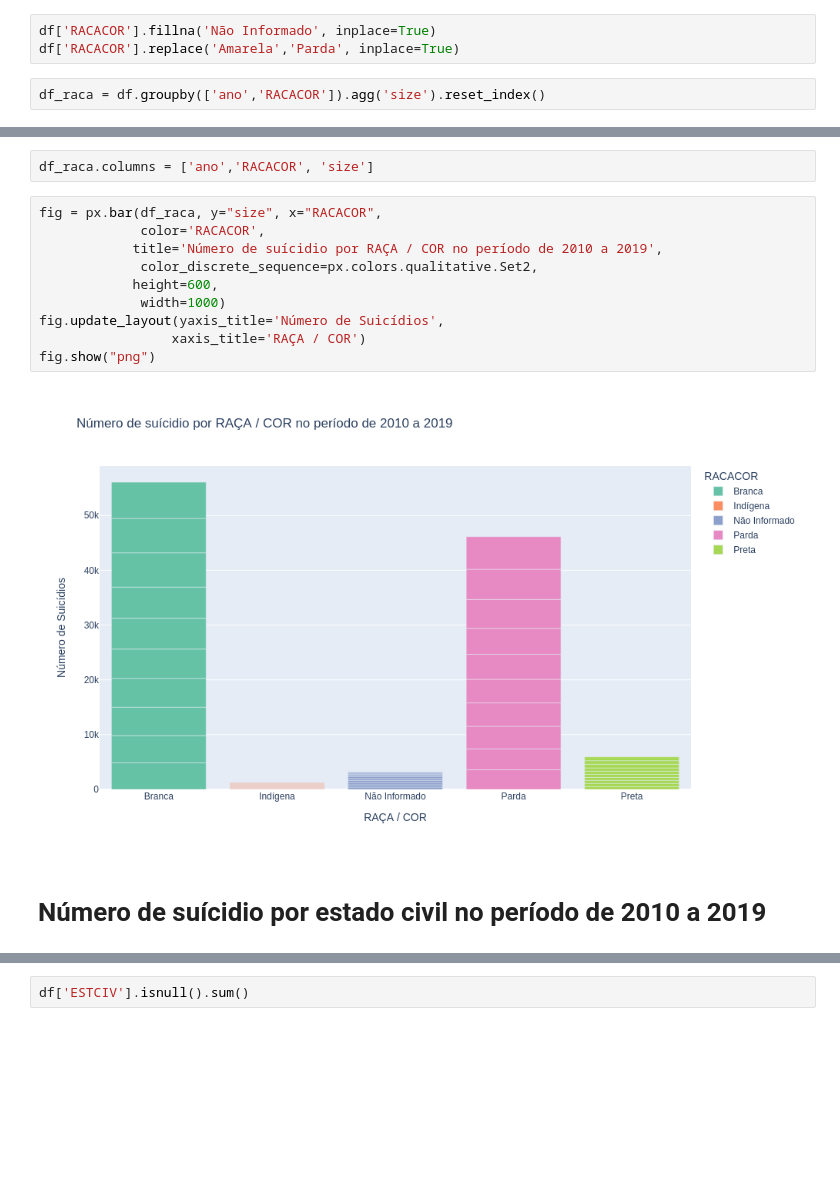
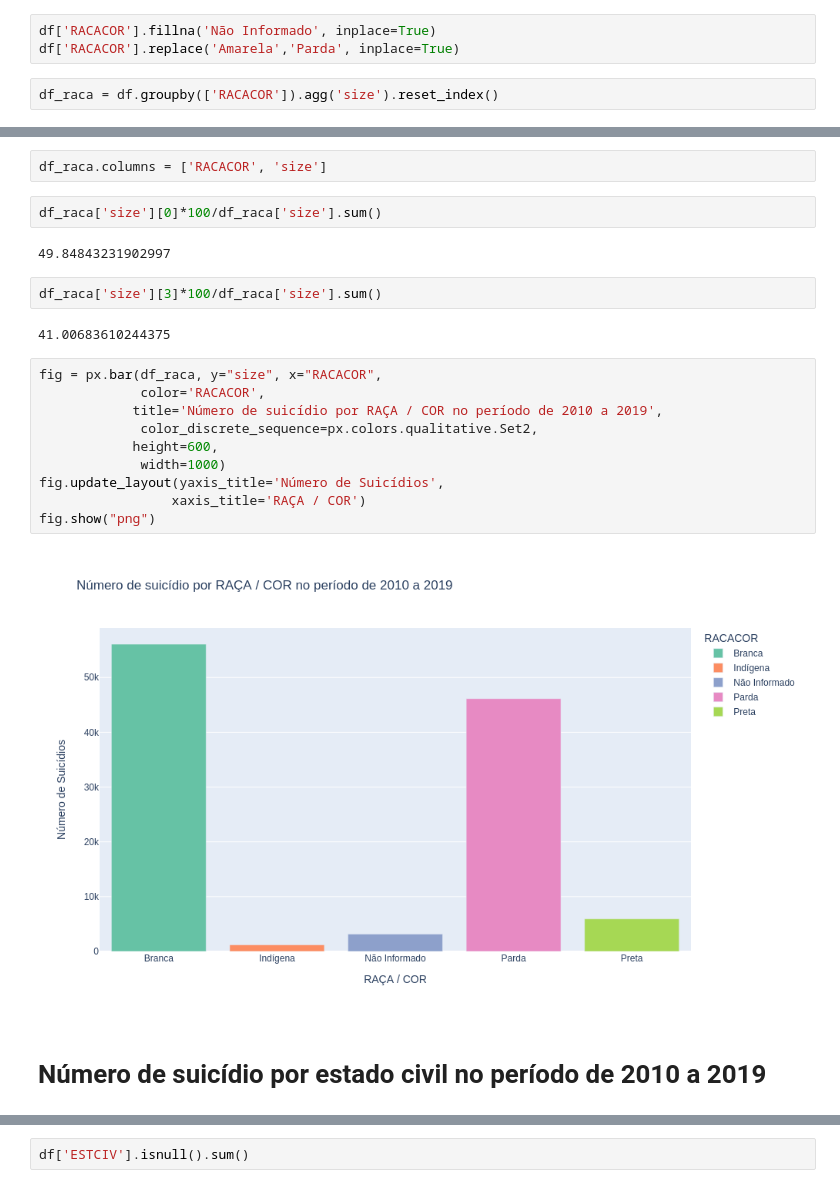
Before and after one commit to escobar-felipe/Projetos, a Jupyter notebook: Suicidio_brasil/Suicide_brazil.ipynb, the cells around one changed output, grey strips where cells are left out. Saved outputs shown, nothing was run; the diff lists cells and outputs as text; blank space fills up the shorter version.

```diff
--- a/Suicidio_brasil/Suicide_brazil.ipynb
+++ b/Suicidio_brasil/Suicide_brazil.ipynb
@@ -373,4 +412,4 @@ array(['Parda', 'Preta', nan, 'Branca', 'Amarela', 'Indígena'],
 df['RACACOR'].fillna('Não Informado', inplace=True)
 df['RACACOR'].replace('Amarela','Parda', inplace=True)
 # %%
-df_raca = df.groupby(['ano','RACACOR']).agg('size').reset_index()
+df_raca = df.groupby(['RACACOR']).agg('size').reset_index()
@@ -377,17 +425,25 @@ df_raca = df.groupby(['ano','RACACOR']).agg('size').reset_index()
 # %%
-df_raca.columns = ['ano','RACACOR', 'size']
+df_raca.columns = ['RACACOR', 'size']
+# %%
+df_raca['size'][0]*100/df_raca['size'].sum()
+# %% [output]
+49.84843231902997
+# %%
+df_raca['size'][3]*100/df_raca['size'].sum()
+# %% [output]
+41.00683610244375
 # %%
 fig = px.bar(df_raca, y="size", x="RACACOR",
              color='RACACOR',
-            title='Número de suícidio por RAÇA / COR no período de 2010 a 2019',
+            title='Número de suicídio por RAÇA / COR no período de 2010 a 2019',
              color_discrete_sequence=px.colors.qualitative.Set2,
             height=600,
              width=1000)
 fig.update_layout(yaxis_title='Número de Suicídios',
                  xaxis_title='RAÇA / COR')
 fig.show("png")
 # %% [output]
-[figure, old version]
+[figure, new version]
 # %% [markdown]
-# Número de suícidio por estado civil no período de 2010 a 2019
+# Número de suicídio por estado civil no período de 2010 a 2019
 # %%
```
Also changed, not shown: parts of 24 cells of this notebook, 7 other files.
